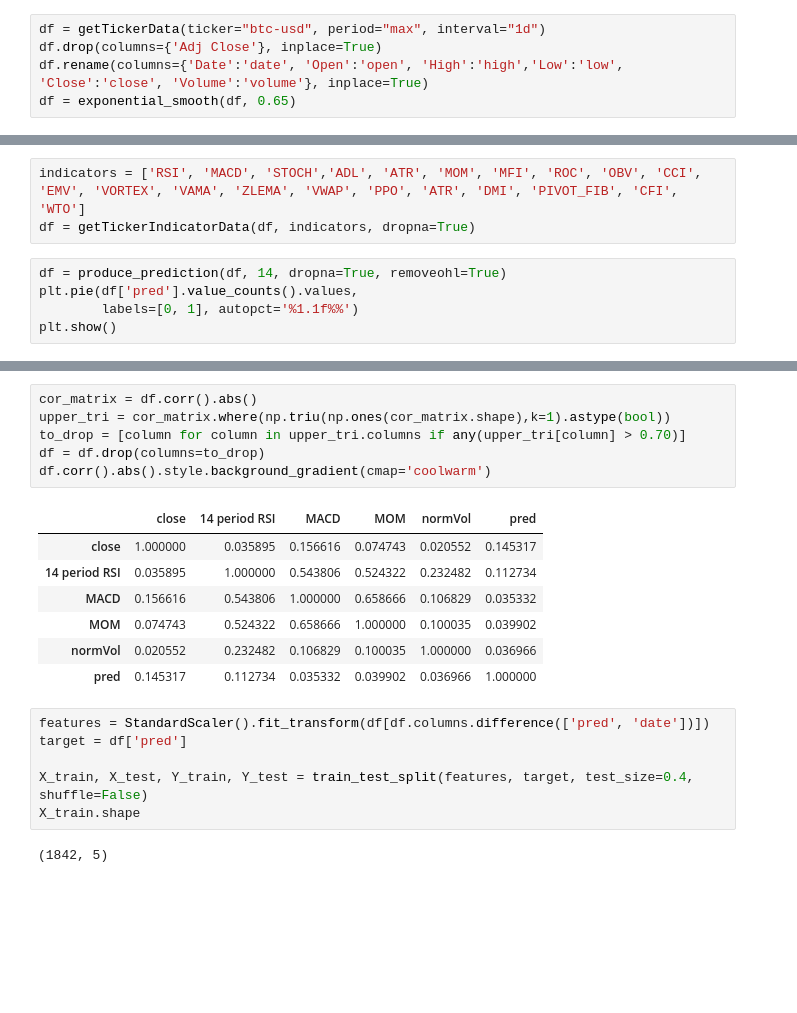
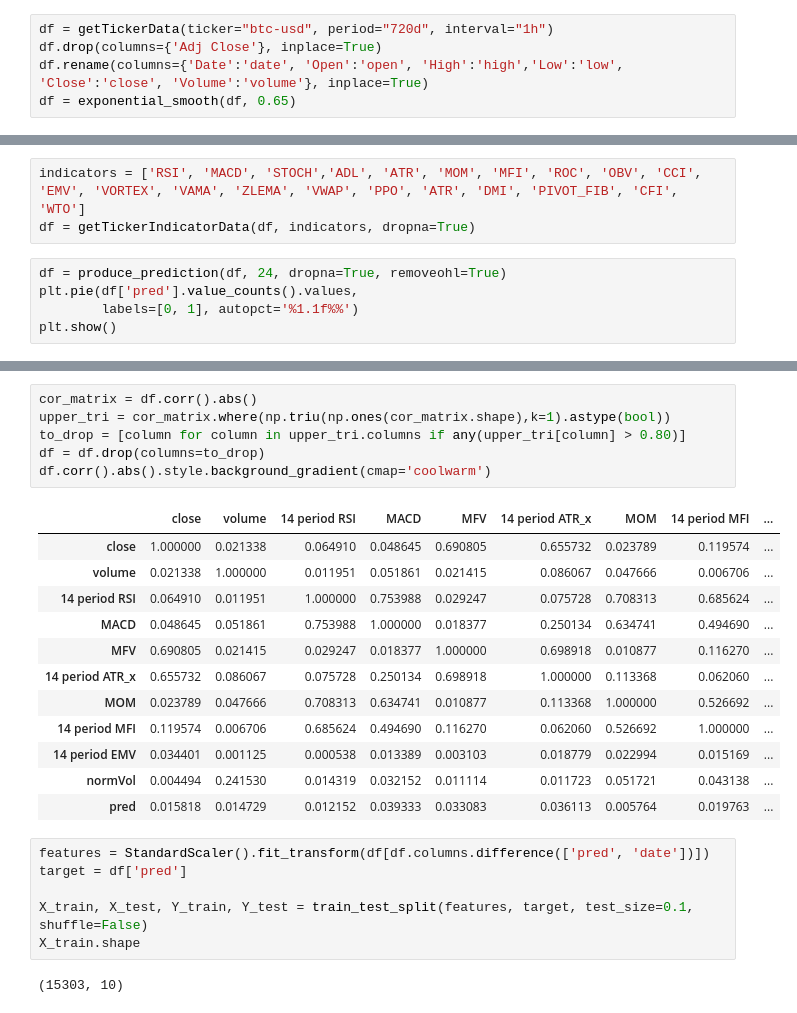
Before and after one commit to hristo-darlyanov/CryptoTradingMLPredictor, a Jupyter notebook: prediction.ipynb, the cells around one changed output, grey strips where cells are left out. Saved outputs shown, nothing was run; the diff lists cells and outputs as text; blank space fills up the shorter version.

```diff
--- a/prediction.ipynb
+++ b/prediction.ipynb
@@ -31,7 +32,7 @@ from sklearn import metrics
 import warnings
 warnings.filterwarnings('ignore')
 # %%
-df = getTickerData(ticker="btc-usd", period="max", interval="1d")
+df = getTickerData(ticker="btc-usd", period="720d", interval="1h")
 df.drop(columns={'Adj Close'}, inplace=True)
 df.rename(columns={'Date':'date', 'Open':'open', 'High':'high','Low':'low', 'Close':'close', 'Volume':'volume'}, inplace=True)
 df = exponential_smooth(df, 0.65)
@@ -46,7 +47,7 @@ df = exponential_smooth(df, 0.65)
 indicators = ['RSI', 'MACD', 'STOCH','ADL', 'ATR', 'MOM', 'MFI', 'ROC', 'OBV', 'CCI', 'EMV', 'VORTEX', 'VAMA', 'ZLEMA', 'VWAP', 'PPO', 'ATR', 'DMI', 'PIVOT_FIB', 'CFI', 'WTO']
 df = getTickerIndicatorData(df, indicators, dropna=True)
 # %%
-df = produce_prediction(df, 14, dropna=True, removeohl=True)
+df = produce_prediction(df, 24, dropna=True, removeohl=True)
 plt.pie(df['pred'].value_counts().values,
         labels=[0, 1], autopct='%1.1f%%')
 plt.show()
@@ -55,23 +56,28 @@ plt.show()
 # %%
 cor_matrix = df.corr().abs()
 upper_tri = cor_matrix.where(np.triu(np.ones(cor_matrix.shape),k=1).astype(bool))
-to_drop = [column for column in upper_tri.columns if any(upper_tri[column] > 0.70)]
+to_drop = [column for column in upper_tri.columns if any(upper_tri[column] > 0.80)]
 df = df.drop(columns=to_drop)
 df.corr().abs().style.background_gradient(cmap='coolwarm')
 # %% [output]
-|  | close | 14 period RSI | MACD | MOM | normVol | pred |
-| close | 1.000000 | 0.035895 | 0.156616 | 0.074743 | 0.020552 | 0.145317 |
-| 14 period RSI | 0.035895 | 1.000000 | 0.543806 | 0.524322 | 0.232482 | 0.112734 |
-| MACD | 0.156616 | 0.543806 | 1.000000 | 0.658666 | 0.106829 | 0.035332 |
-| MOM | 0.074743 | 0.524322 | 0.658666 | 1.000000 | 0.100035 | 0.039902 |
-| normVol | 0.020552 | 0.232482 | 0.106829 | 0.100035 | 1.000000 | 0.036966 |
-| pred | 0.145317 | 0.112734 | 0.035332 | 0.039902 | 0.036966 | 1.000000 |
+|  | close | volume | 14 period RSI | MACD | MFV | 14 period ATR_x | MOM | 14 period MFI | ... |
+| close | 1.000000 | 0.021338 | 0.064910 | 0.048645 | 0.690805 | 0.655732 | 0.023789 | 0.119574 | ... |
+| volume | 0.021338 | 1.000000 | 0.011951 | 0.051861 | 0.021415 | 0.086067 | 0.047666 | 0.006706 | ... |
+| 14 period RSI | 0.064910 | 0.011951 | 1.000000 | 0.753988 | 0.029247 | 0.075728 | 0.708313 | 0.685624 | ... |
+| MACD | 0.048645 | 0.051861 | 0.753988 | 1.000000 | 0.018377 | 0.250134 | 0.634741 | 0.494690 | ... |
+| MFV | 0.690805 | 0.021415 | 0.029247 | 0.018377 | 1.000000 | 0.698918 | 0.010877 | 0.116270 | ... |
+| 14 period ATR_x | 0.655732 | 0.086067 | 0.075728 | 0.250134 | 0.698918 | 1.000000 | 0.113368 | 0.062060 | ... |
+| MOM | 0.023789 | 0.047666 | 0.708313 | 0.634741 | 0.010877 | 0.113368 | 1.000000 | 0.526692 | ... |
+| 14 period MFI | 0.119574 | 0.006706 | 0.685624 | 0.494690 | 0.116270 | 0.062060 | 0.526692 | 1.000000 | ... |
+| 14 period EMV | 0.034401 | 0.001125 | 0.000538 | 0.013389 | 0.003103 | 0.018779 | 0.022994 | 0.015169 | ... |
+| normVol | 0.004494 | 0.241530 | 0.014319 | 0.032152 | 0.011114 | 0.011723 | 0.051721 | 0.043138 | ... |
+| pred | 0.015818 | 0.014729 | 0.012152 | 0.039333 | 0.033083 | 0.036113 | 0.005764 | 0.019763 | ... |
 # %%
 features = StandardScaler().fit_transform(df[df.columns.difference(['pred', 'date'])])
 target = df['pred']
 
-X_train, X_test, Y_train, Y_test = train_test_split(features, target, test_size=0.4, shuffle=False)
+X_train, X_test, Y_train, Y_test = train_test_split(features, target, test_size=0.1, shuffle=False)
 X_train.shape
 # %% [output]
-(1842, 5)
+(15303, 10)
 # %%
```
Also changed, not shown: parts of 4 cells of this notebook, 1 other file.
